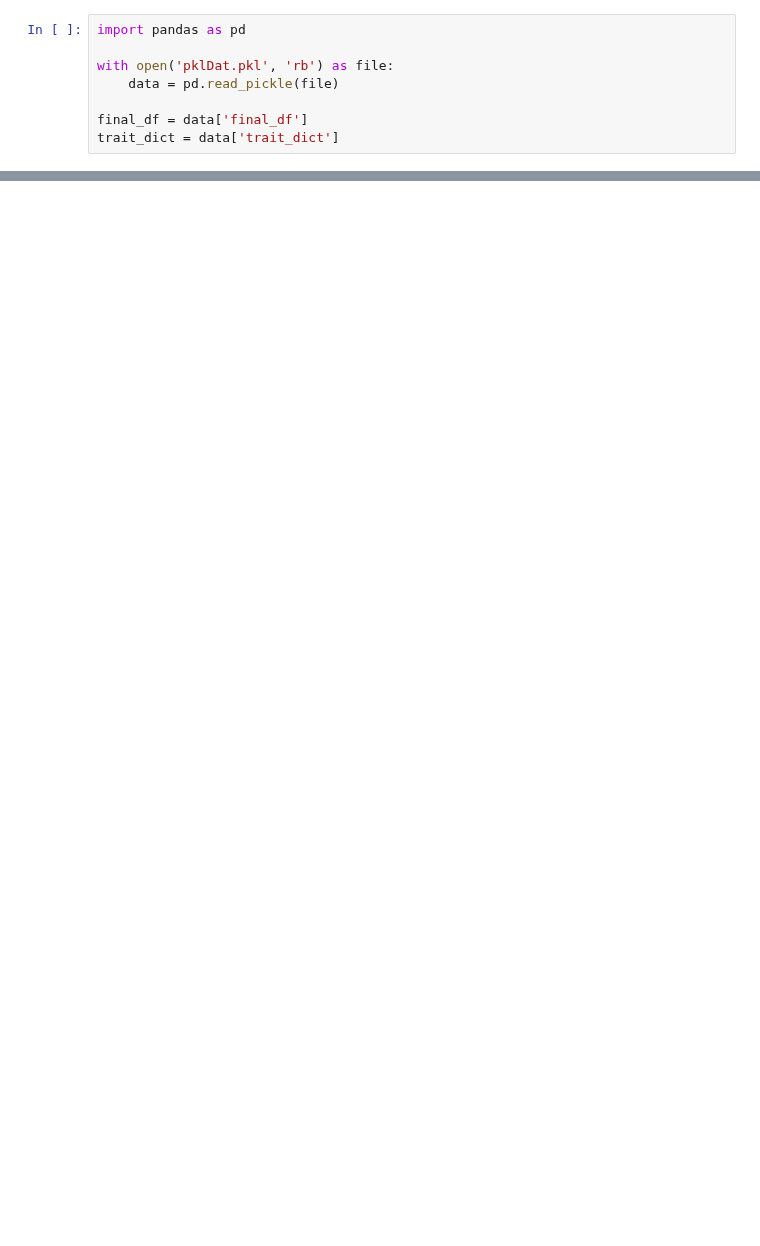
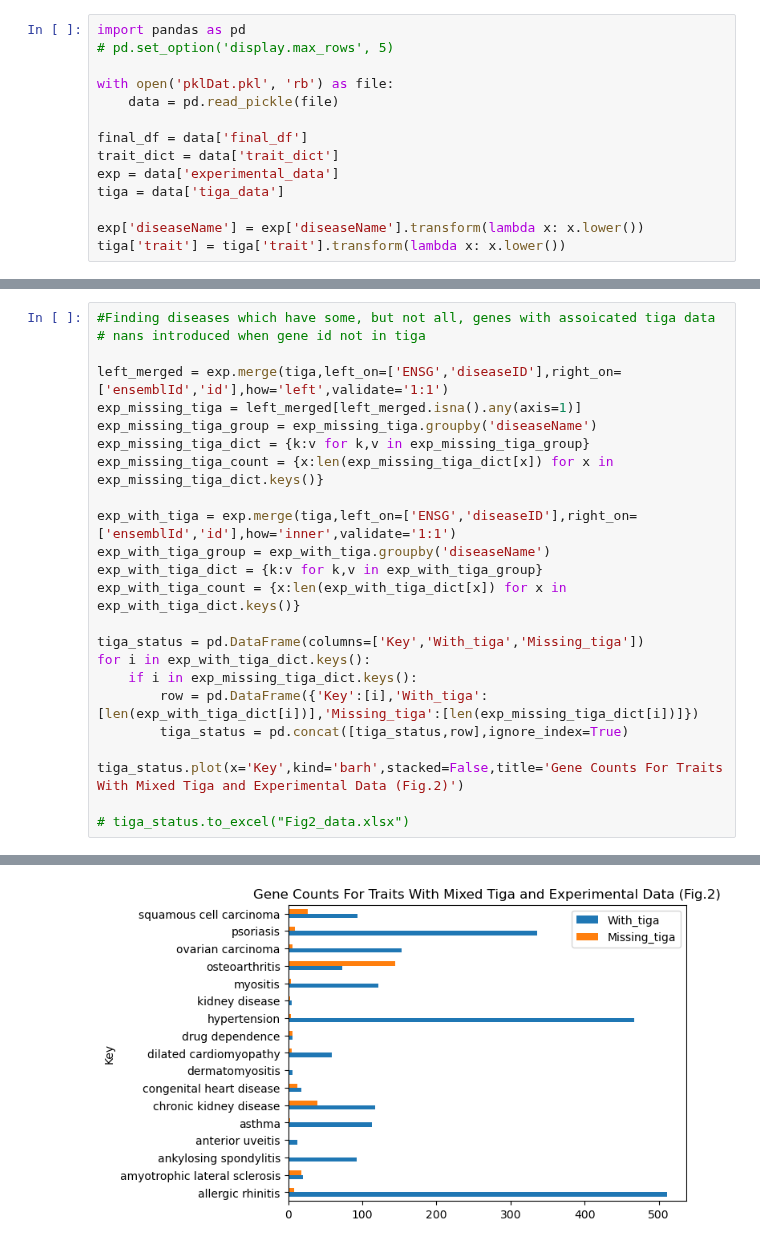
Before and after one commit to Reed-CompBio/spras-benchmarking, a Jupyter notebook: datasets/diseases/viz/viz.ipynb, the cells around one changed output, grey strips where cells are left out. Drawn from its saved outputs; the diff is of its cells as text; blank space fills up the shorter version.

```diff
--- a/datasets/diseases/viz/viz.ipynb
+++ b/datasets/diseases/viz/viz.ipynb
@@ -1,11 +1,17 @@
 # %%
 import pandas as pd
+# pd.set_option('display.max_rows', 5)
 
 with open('pklDat.pkl', 'rb') as file:
     data = pd.read_pickle(file)
 
 final_df = data['final_df']
 trait_dict = data['trait_dict']
+exp = data['experimental_data']
+tiga = data['tiga_data']
+
+exp['diseaseName'] = exp['diseaseName'].transform(lambda x: x.lower())
+tiga['trait'] = tiga['trait'].transform(lambda x: x.lower())
 # %%
 import matplotlib.pyplot as plt
 from more_itertools import chunked
@@ -54,0 +78,25 @@ Text(0.5, 1.0, 'cutaneous lupus erythematosus')
+# %%
+#Finding diseases which have some, but not all, genes with assoicated tiga data
+# nans introduced when gene id not in tiga
+
+left_merged = exp.merge(tiga,left_on=['ENSG','diseaseID'],right_on=['ensemblId','id'],how='left',validate='1:1')
+exp_missing_tiga = left_merged[left_merged.isna().any(axis=1)]
+exp_missing_tiga_group = exp_missing_tiga.groupby('diseaseName')
+exp_missing_tiga_dict = {k:v for k,v in exp_missing_tiga_group}
+exp_missing_tiga_count = {x:len(exp_missing_tiga_dict[x]) for x in exp_missing_tiga_dict.keys()}
+
+exp_with_tiga = exp.merge(tiga,left_on=['ENSG','diseaseID'],right_on=['ensemblId','id'],how='inner',validate='1:1')
+exp_with_tiga_group = exp_with_tiga.groupby('diseaseName')
+exp_with_tiga_dict = {k:v for k,v in exp_with_tiga_group}
+exp_with_tiga_count = {x:len(exp_with_tiga_dict[x]) for x in exp_with_tiga_dict.keys()}
+
+tiga_status = pd.DataFrame(columns=['Key','With_tiga','Missing_tiga'])
+for i in exp_with_tiga_dict.keys():
+    if i in exp_missing_tiga_dict.keys():
+        row = pd.DataFrame({'Key':[i],'With_tiga':[len(exp_with_tiga_dict[i])],'Missing_tiga':[len(exp_missing_tiga_dict[i])]})
+        tiga_status = pd.concat([tiga_status,row],ignore_index=True)
+
+tiga_status.plot(x='Key',kind='barh',stacked=False,title='Gene Counts For Traits With Mixed Tiga and Experimental Data (Fig.2)')
+
+# tiga_status.to_excel("Fig2_data.xlsx")
+# %% [output]
@@ -54,0 +104 @@ Text(0.5, 1.0, 'cutaneous lupus erythematosus')
+[figure, added]
```
Also changed, not shown: parts of 10 cells of this notebook, 8 other files.
